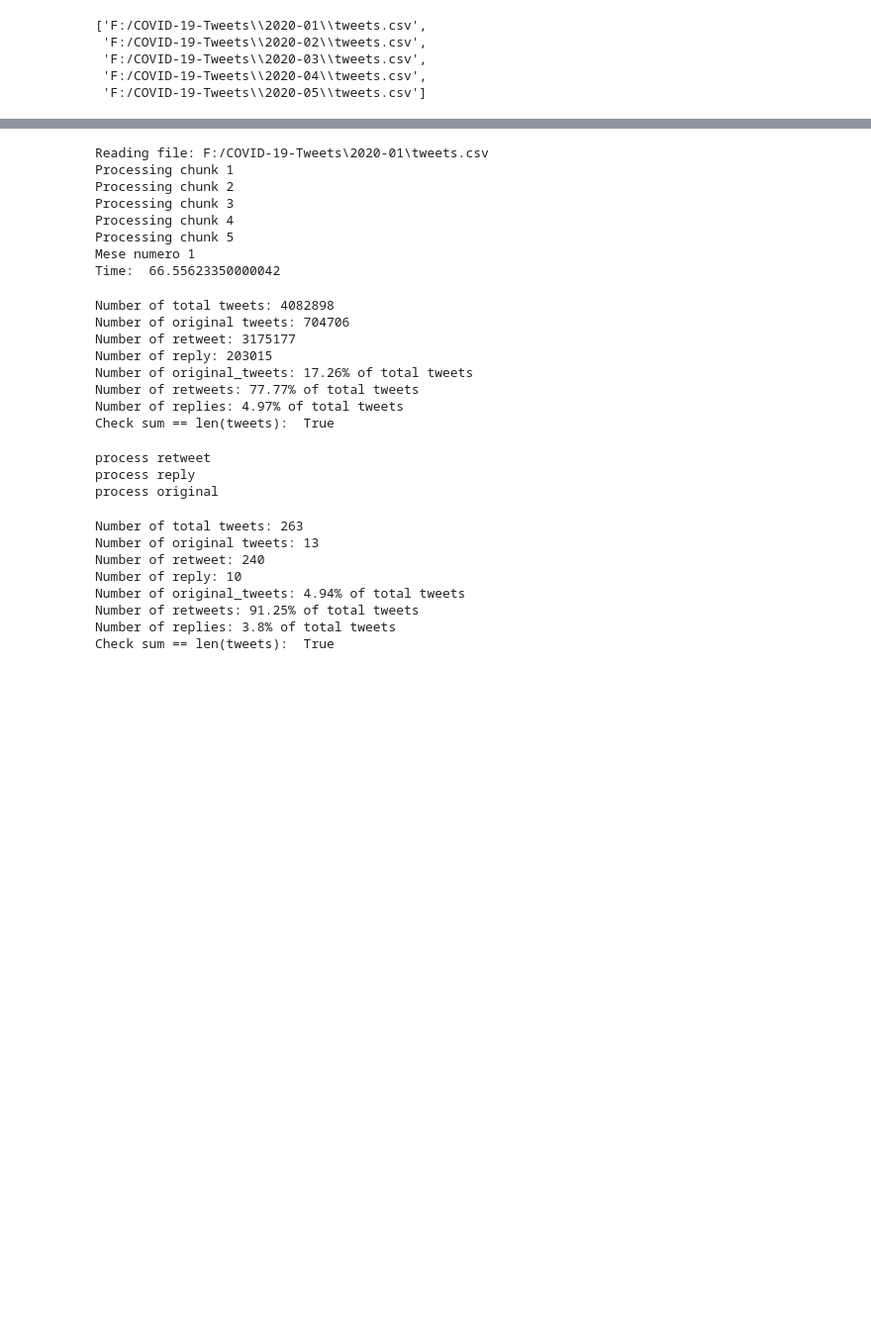
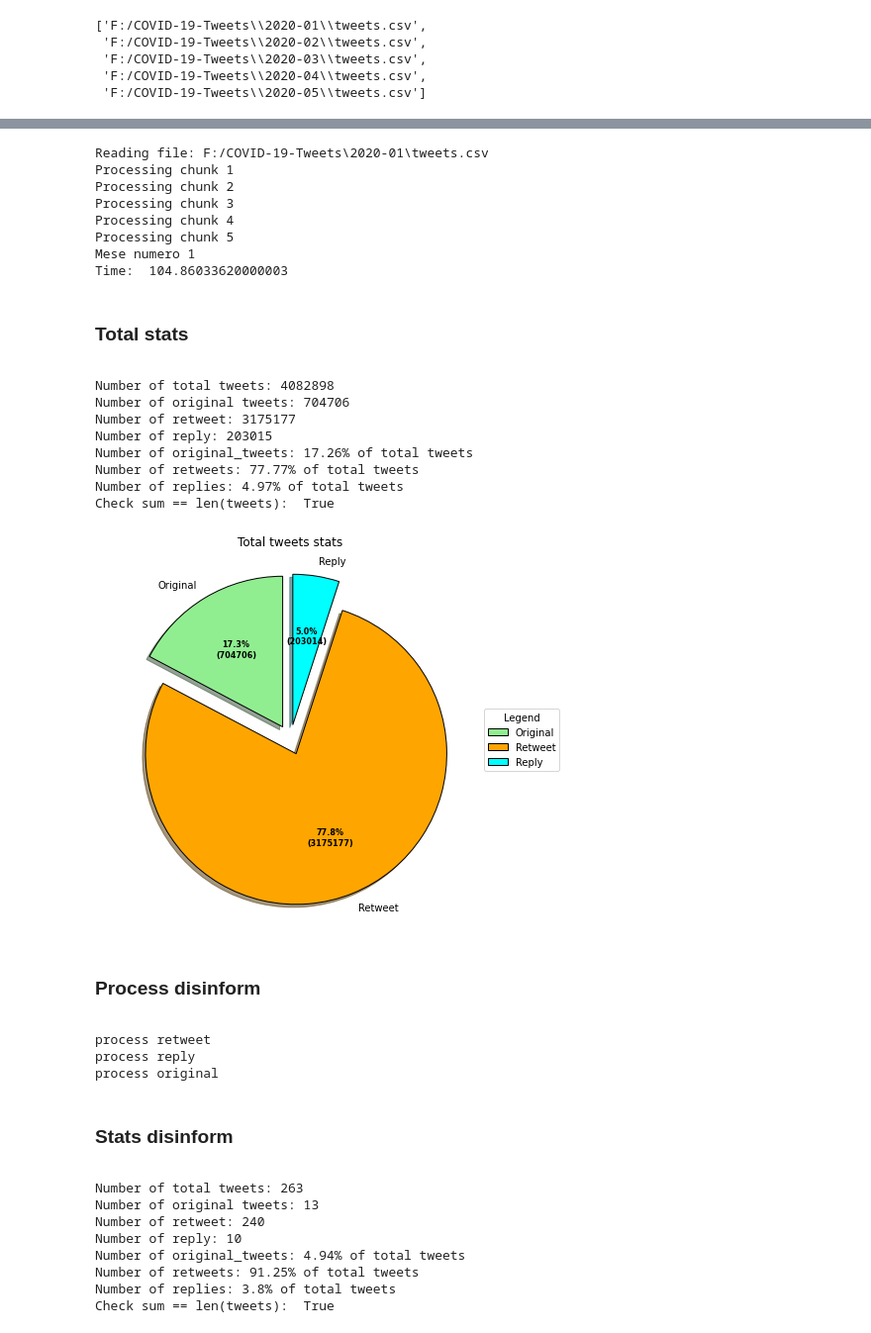
Before and after one commit to gi-ux/BachelorProject, a Jupyter notebook: notebook/Disinform_CCDH.ipynb, the cells around one changed output, grey strips where cells are left out. Shown at 99% size. Saved outputs shown, nothing was run; the diff lists cells and outputs as text; code cells hidden in the pictures; blank space fills up the shorter version.

```diff
--- a/notebook/Disinform_CCDH.ipynb
+++ b/notebook/Disinform_CCDH.ipynb
@@ -212,7 +296,10 @@ total_len = 0
 original_len = 0
 retweet_len = 0
 reply_len = 0
-
+d_total_len = 0
+d_original_len = 0
+d_retweet_len = 0
+d_reply_len = 0
 
 cols_tweets = [u'user_screen_name',u'user_id', u'created_at',
                u'urls', u"rt_created_at", u"rt_user_id",
@@ -233,29 +320,33 @@ for filename in files_tweets:
 #     x = 0
 #     y = 0
     for i in range(len(lista)):
-        #user who retweet
+        #original post
+        tweet_name.extend(lista[i]["original_names"])
+        tweet_id.extend(lista[i]["original_ids"])
+        link.extend(lista[i]["links"])
+#         #user who retweet
         retweet_name.extend(lista[i]["retweet_users"])
         retweet_id.extend(lista[i]["retweet_ids"])
-        #user retweeted
+#         #user retweeted
         retweeted_name.extend(lista[i]["retweeted_users"])
         retweeted_id.extend(lista[i]["retweeted_ids"])
         rt_link.extend(lista[i]["rt_link"])
-        #user who reply
+#         #user who reply
         reply_id.extend(lista[i]["reply_ids"])
         reply_name.extend(lista[i]["reply_users"])
-        #use who get reply
+#         #use who get reply
         replied_id.extend(lista[i]["replied_ids"])
         replied_name.extend(lista[i]["replied_users"])
-        #original tweet
-        tweet_name.extend(lista[i]["users"])
-        tweet_id.extend(lista[i]["ids"])
-        link.extend(lista[i]["link"])
-        #len
+#         #len
         total_len = total_len + lista[i]["total_len"]
         original_len = original_len + lista[i]["original_len"]
         retweet_len = retweet_len + lista[i]["retweet_len"]
         reply_len = reply_len + lista[i]["reply_len"]
-#         data.append(lista[i]["data"])
+
+        d_total_len = d_total_len + lista[i]["d_total_len"]
+        d_original_len = d_original_len + lista[i]["d_original_len"]
+        d_retweet_len = d_retweet_len + lista[i]["d_retweet_len"]
+        d_reply_len = d_reply_len + lista[i]["d_reply_len"]
 #         print(i)
 #         print("-")
 #         if(i == 0):
@@ -276,7 +367,7 @@ Processing chunk 3
 Processing chunk 4
 Processing chunk 5
 Mese numero 1
-Time:  66.55623350000042
+Time:  104.86033620000003
 # %%
 del result
 del lista
@@ -298,3 +374,6 @@ def stats(total_len, original_len, retweet_len, reply_len):
+# %% [markdown]
+### Total stats
+<a id="stats"/>
 # %%
 stats(total_len, original_len, retweet_len, reply_len)
 # %% [output]
@@ -306,6 +385,13 @@ Number of original_tweets: 17.26% of total tweets
 Number of retweets: 77.77% of total tweets
 Number of replies: 4.97% of total tweets
 Check sum == len(tweets):  True
+# %%
+print_pie_chart3("Total tweets stats","Original","Retweet", "Reply", original_len, retweet_len, reply_len)
+# %% [output]
+[figure, added]
+# %% [markdown]
+### Process disinform
+<a id="process_disinform"/>
 # %%
 disinform_rt_name = []
 disinform_rt_id = []
@@ -385,6 +471,9 @@ del tweet_id
 process retweet
 process reply
 process original
+# %% [markdown]
+### Stats disinform
+<a id="stats_disinform"/>
 # %%
 stats(d_total_len, d_original_len, d_retweet_len, d_reply_len)
 # %% [output]
```
Also changed, not shown: parts of 16 cells of this notebook, 1 other file.
